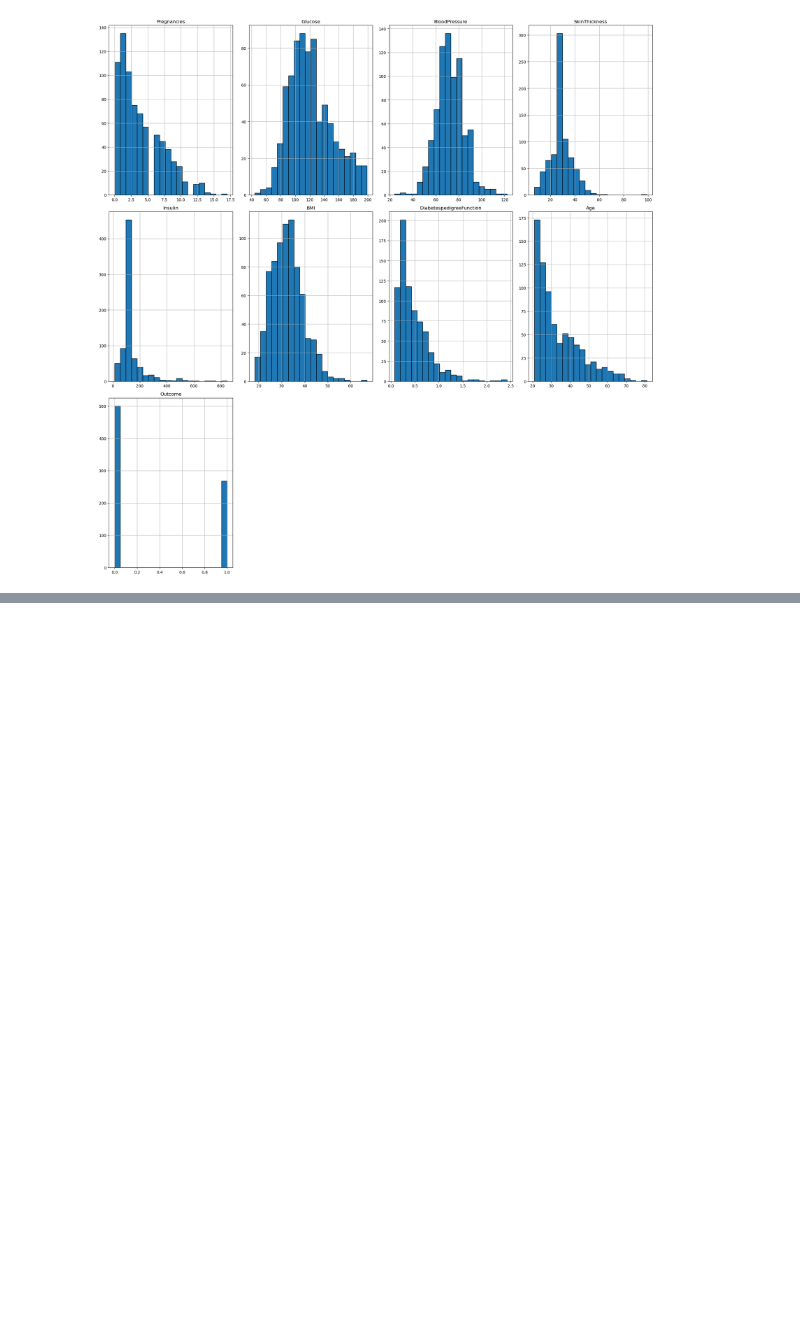
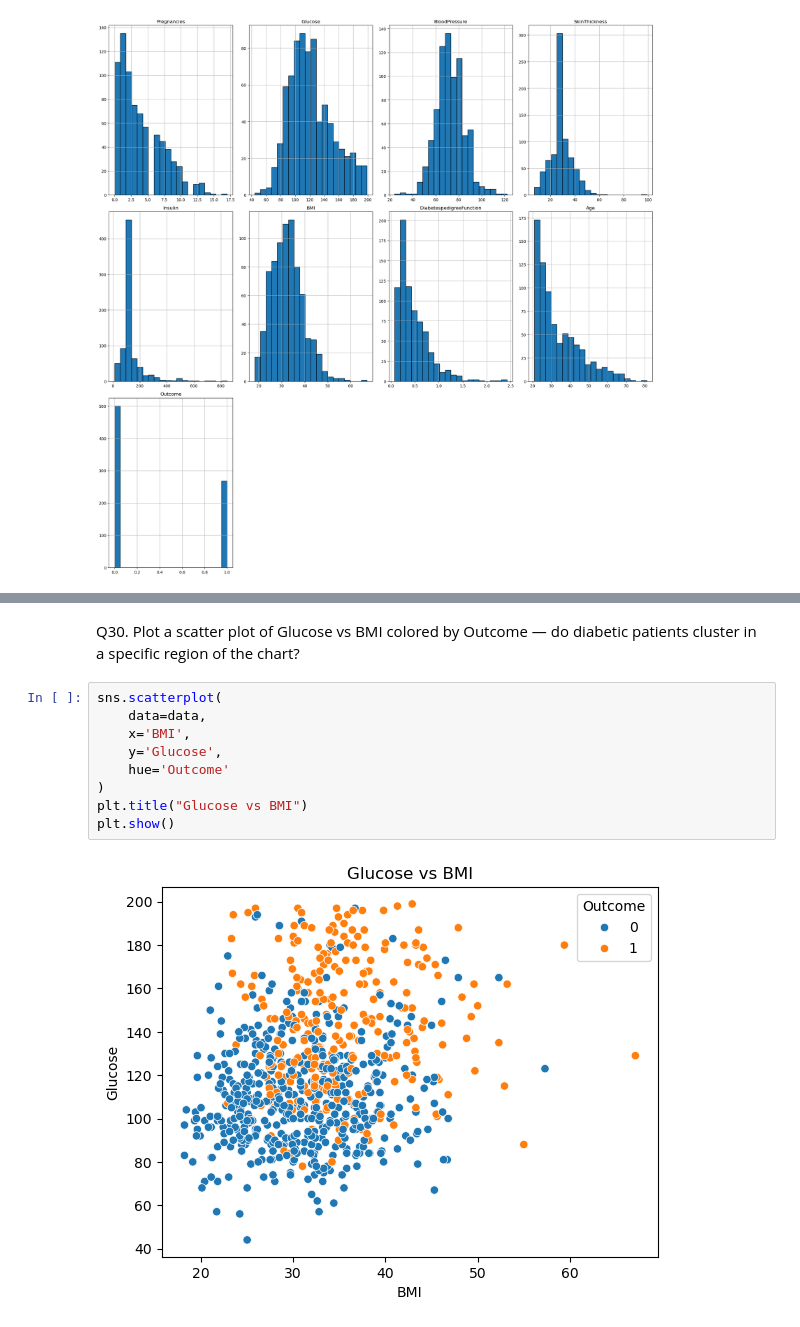
Before and after one commit to bikashsahani/diabetes-patient-eda, a Jupyter notebook: Diabetes_patient_EDA_project.ipynb, the cells around one changed output, grey strips where cells are left out. Saved outputs shown, nothing was run; the diff lists cells and outputs as text; blank space fills up the shorter version.

```diff
--- a/Diabetes_patient_EDA_project.ipynb
+++ b/Diabetes_patient_EDA_project.ipynb
@@ -587,0 +649,13 @@ plt.show()
+# %% [markdown]
+Q30. Plot a scatter plot of Glucose vs BMI colored by Outcome — do diabetic patients cluster in a specific region of the chart?
+# %%
+sns.scatterplot(
+    data=data,
+    x='BMI',
+    y='Glucose',
+    hue='Outcome'
+)
+plt.title("Glucose vs BMI")
+plt.show()
+# %% [output]
+[figure, added]
```
Also changed, not shown: parts of 29 cells of this notebook.
